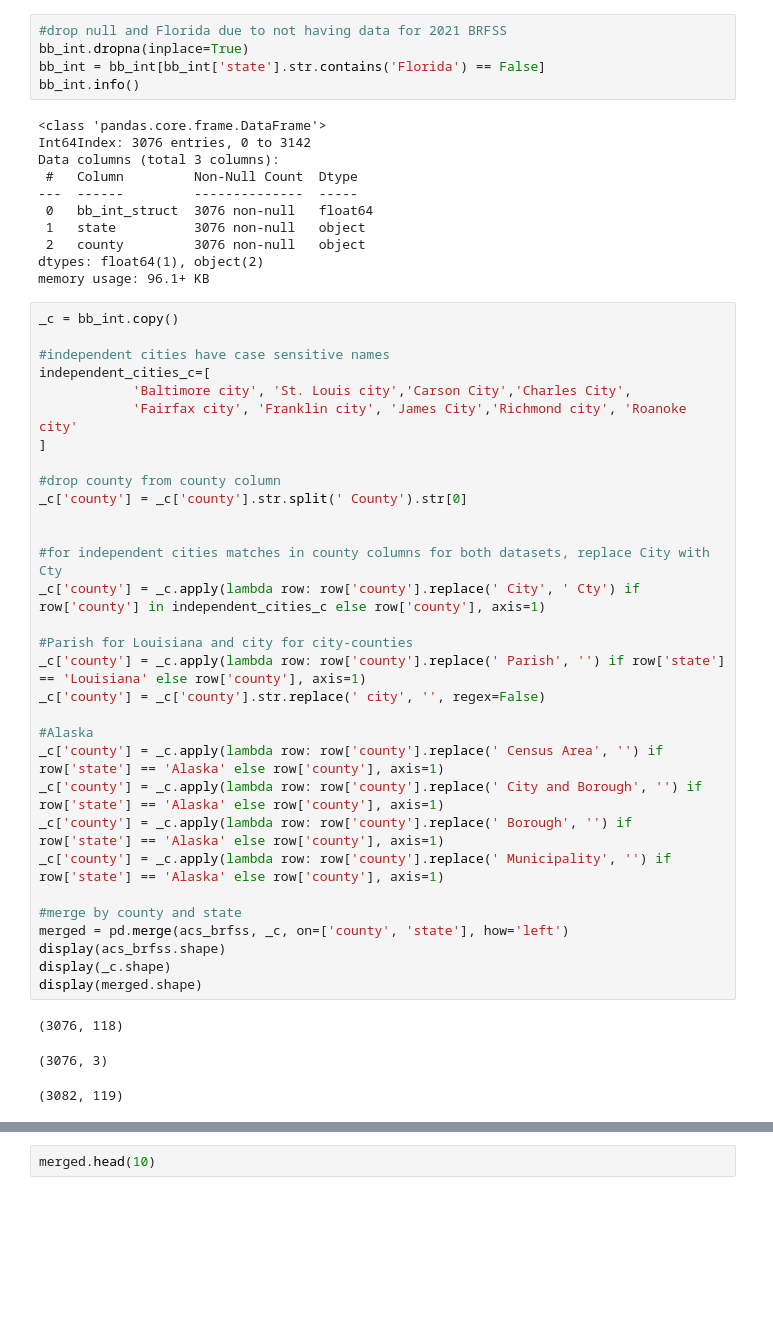
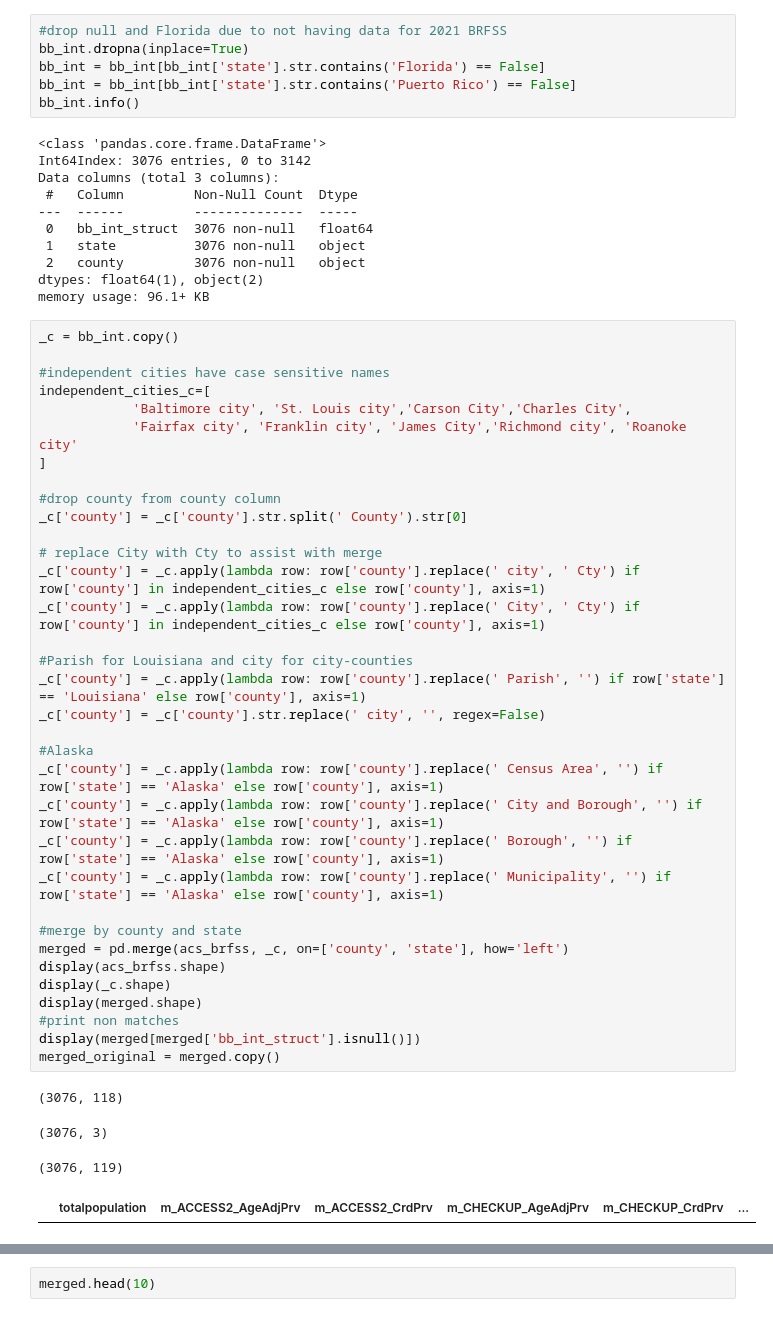
Before and after one commit to mfarme/eHealthEquity, a Jupyter notebook: Research/Data Source/Merge.ipynb, the cells around one changed output, grey strips where cells are left out. Drawn from its saved outputs; the diff is of its cells as text; blank space fills up the shorter version.

```diff
--- a/Research/Data Source/Merge.ipynb
+++ b/Research/Data Source/Merge.ipynb
@@ -254,6 +266,7 @@ memory usage: 75.9+ KB
 #drop null and Florida due to not having data for 2021 BRFSS
 bb_int.dropna(inplace=True)
 bb_int = bb_int[bb_int['state'].str.contains('Florida') == False]
+bb_int = bb_int[bb_int['state'].str.contains('Puerto Rico') == False]
 bb_int.info()
 # %% [output]
 <class 'pandas.core.frame.DataFrame'>
@@ -271,36 +284,40 @@ _c = bb_int.copy()
 
 #independent cities have case sensitive names
 independent_cities_c=[
             'Baltimore city', 'St. Louis city','Carson City','Charles City',
             'Fairfax city', 'Franklin city', 'James City','Richmond city', 'Roanoke city'
 ]
 
 #drop county from county column
 _c['county'] = _c['county'].str.split(' County').str[0]
 
-
-#for independent cities matches in county columns for both datasets, replace City with Cty
+# replace City with Cty to assist with merge
+_c['county'] = _c.apply(lambda row: row['county'].replace(' city', ' Cty') if row['county'] in independent_cities_c else row['county'], axis=1)
 _c['county'] = _c.apply(lambda row: row['county'].replace(' City', ' Cty') if row['county'] in independent_cities_c else row['county'], axis=1)
 
 #Parish for Louisiana and city for city-counties
 _c['county'] = _c.apply(lambda row: row['county'].replace(' Parish', '') if row['state'] == 'Louisiana' else row['county'], axis=1)
 _c['county'] = _c['county'].str.replace(' city', '', regex=False)
 
 #Alaska
 _c['county'] = _c.apply(lambda row: row['county'].replace(' Census Area', '') if row['state'] == 'Alaska' else row['county'], axis=1)
 _c['county'] = _c.apply(lambda row: row['county'].replace(' City and Borough', '') if row['state'] == 'Alaska' else row['county'], axis=1)
 _c['county'] = _c.apply(lambda row: row['county'].replace(' Borough', '') if row['state'] == 'Alaska' else row['county'], axis=1)
 _c['county'] = _c.apply(lambda row: row['county'].replace(' Municipality', '') if row['state'] == 'Alaska' else row['county'], axis=1)
 
 #merge by county and state
 merged = pd.merge(acs_brfss, _c, on=['county', 'state'], how='left')
 display(acs_brfss.shape)
 display(_c.shape)
 display(merged.shape)
+#print non matches
+display(merged[merged['bb_int_struct'].isnull()])
+merged_original = merged.copy()
 # %% [output]
 (3076, 118)
 (3076, 3)
-(3082, 119)
+(3076, 119)
+|  | totalpopulation | m_ACCESS2_AgeAdjPrv | m_ACCESS2_CrdPrv | m_CHECKUP_AgeAdjPrv | m_CHECKUP_CrdPrv | ... |
 # %%
 #check for duplicates, null, and nan values
 display(merged.isnull().sum())
```
Also changed, not shown: parts of 19 cells of this notebook.
